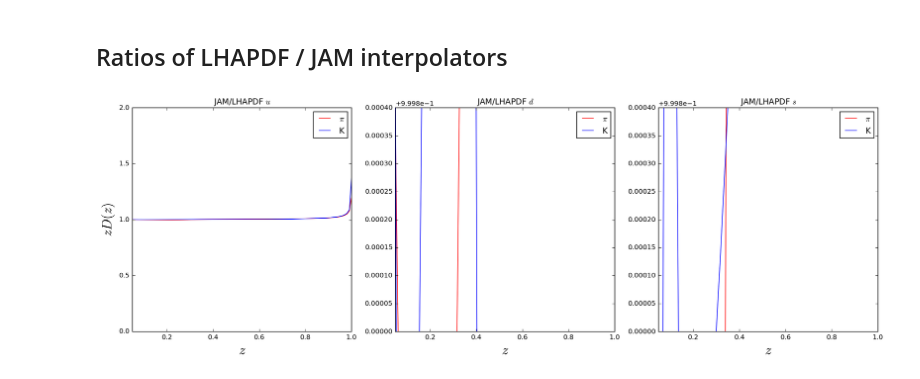
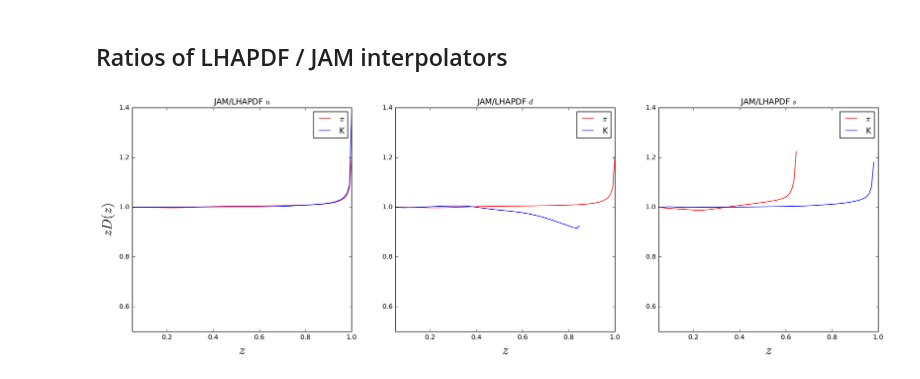
Before and after one commit to brash99/JAMLIB, a Jupyter notebook: LHAPDF/test.ipynb, the cells around one changed output. Drawn from its saved outputs; the diff is of its cells as text; code cells hidden in the pictures.

Commit message:
plots updated

```diff
--- a/LHAPDF/test.ipynb
+++ b/LHAPDF/test.ipynb
@@ -129,34 +129,39 @@ fig = plt.figure(figsize=(20,6))
 plt.title('JAM/LHAPDF')
 
 plt.subplot(1,3,1)
 
 plt.title('JAM/LHAPDF $u$')
 plt.plot(z,rpi[1],'r-',label='$\pi$')
 plt.plot(z,rk[1],'b-',label='K')
 plt.xlabel('$z$', fontsize=20) #Label x axis
 plt.ylabel('$zD(z)$',fontsize=20) # Label y axis
-
+plt.xlim([0.05,1])
+plt.axis([0.05,1,0.5,1.4])
 #plt.axis([0.05,1,1-2e-4,1+2e-4])
 #plt.axis([0.05,1,0,2])
 
 plt.legend()
 
 plt.subplot(1,3,2)
 plt.title('JAM/LHAPDF $d$')
 plt.plot(z,rpi[2],'r-',label='$\pi$')
 plt.plot(z,rk[2],'b-',label='K')
 plt.xlabel('$z$', fontsize=20) #Label x axis
-plt.axis([0.05,1,1-2e-4,1+2e-4])
+#plt.xlim([0.05,1])
+plt.axis([0.05,1,0.5,1.4])
+#plt.axis([0.05,1,1-2e-4,1+2e-4])
 plt.legend()
 
 plt.subplot(1,3,3)
 plt.title('JAM/LHAPDF $s$')
 plt.plot(z,rpi[3],'r-',label='$\pi$')
 plt.plot(z,rk[3],'b-',label='K')
 plt.xlabel('$z$', fontsize=20) #Label x axis
-plt.axis([0.05,1,1-2e-4,1+2e-4])
+plt.axis([0.05,1,0.5,1.4])
+#plt.axis([0.05,1,1-2e-4,1+2e-4])
+#plt.xlim([0.05,1])
 plt.legend()
 plt.savefig('JAM_over_lhapdf.pdf')
 plt.show()
 # %% [output]
-[figure, old version]
+[figure, new version]
```
